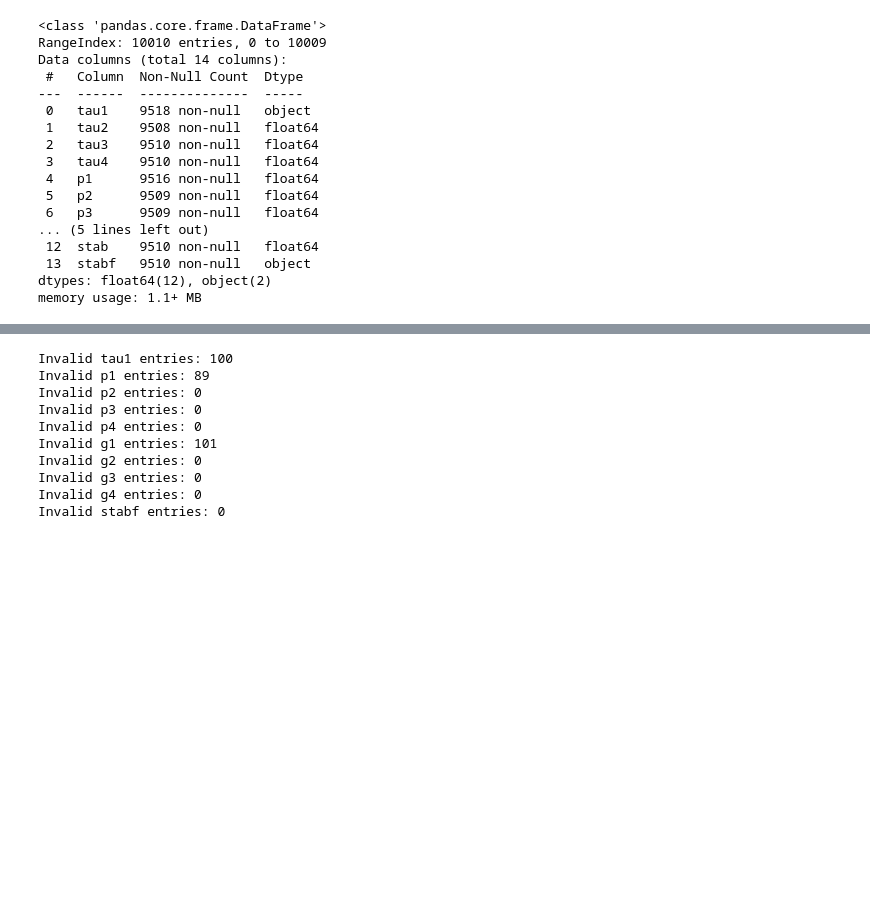
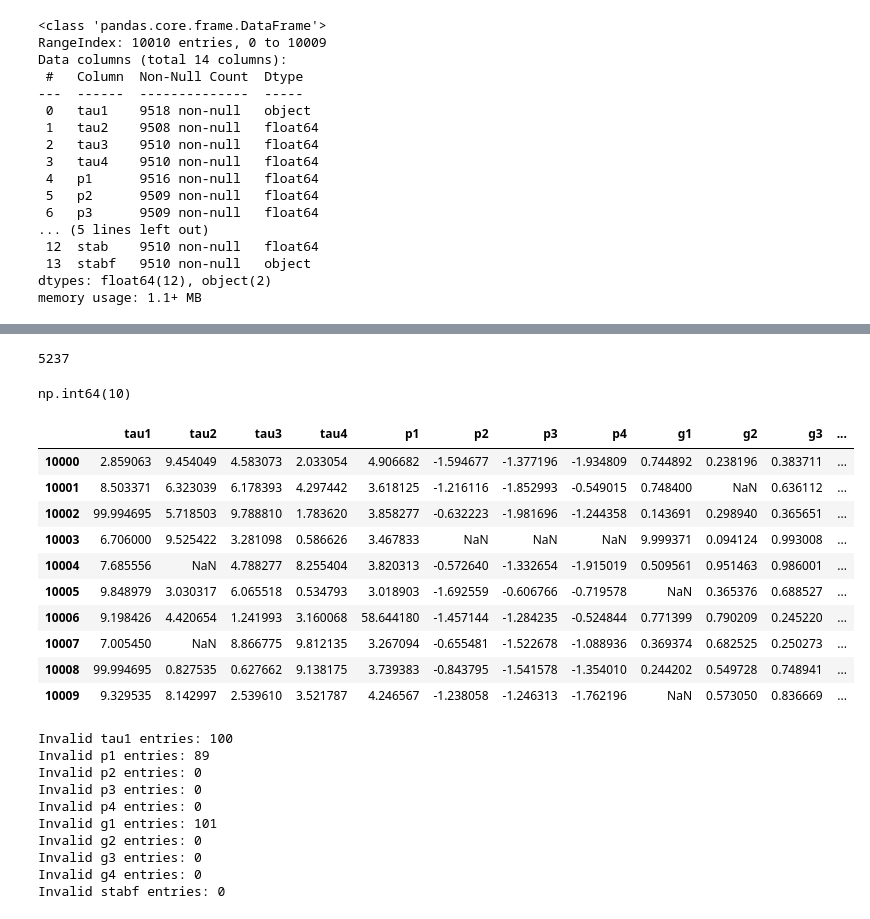
Before and after one commit to santi34mg/ElectricalStability, a Jupyter notebook: src/main.ipynb, the cells around one changed output, grey strips where cells are left out. Cells and saved outputs as stored; diff of their text form; code cells hidden in the pictures; blank space fills up the shorter version.

```diff
--- a/src/main.ipynb
+++ b/src/main.ipynb
@@ -79,4 +114,27 @@ stabf      0
 dtype: int64
+# %%
+# total of unique rows that have null values
+df[df.isnull().any(axis=1)].shape[0]
+# %% [output]
+5237
+# %%
+df.duplicated().sum()
+# %% [output]
+np.int64(10)
+# %%
+df[df.duplicated()]
+# %% [output]
+|  | tau1 | tau2 | tau3 | tau4 | p1 | p2 | p3 | p4 | g1 | g2 | g3 | ... |
+| 10000 | 2.859063 | 9.454049 | 4.583073 | 2.033054 | 4.906682 | -1.594677 | -1.377196 | -1.934809 | 0.744892 | 0.238196 | 0.383711 | ... |
+| 10001 | 8.503371 | 6.323039 | 6.178393 | 4.297442 | 3.618125 | -1.216116 | -1.852993 | -0.549015 | 0.748400 | NaN | 0.636112 | ... |
+| 10002 | 99.994695 | 5.718503 | 9.788810 | 1.783620 | 3.858277 | -0.632223 | -1.981696 | -1.244358 | 0.143691 | 0.298940 | 0.365651 | ... |
+| 10003 | 6.706000 | 9.525422 | 3.281098 | 0.586626 | 3.467833 | NaN | NaN | NaN | 9.999371 | 0.094124 | 0.993008 | ... |
+| 10004 | 7.685556 | NaN | 4.788277 | 8.255404 | 3.820313 | -0.572640 | -1.332654 | -1.915019 | 0.509561 | 0.951463 | 0.986001 | ... |
+| 10005 | 9.848979 | 3.030317 | 6.065518 | 0.534793 | 3.018903 | -1.692559 | -0.606766 | -0.719578 | NaN | 0.365376 | 0.688527 | ... |
+| 10006 | 9.198426 | 4.420654 | 1.241993 | 3.160068 | 58.644180 | -1.457144 | -1.284235 | -0.524844 | 0.771399 | 0.790209 | 0.245220 | ... |
+| 10007 | 7.005450 | NaN | 8.866775 | 9.812135 | 3.267094 | -0.655481 | -1.522678 | -1.088936 | 0.369374 | 0.682525 | 0.250273 | ... |
+| 10008 | 99.994695 | 0.827535 | 0.627662 | 9.138175 | 3.739383 | -0.843795 | -1.541578 | -1.354010 | 0.244202 | 0.549728 | 0.748941 | ... |
+| 10009 | 9.329535 | 8.142997 | 2.539610 | 3.521787 | 4.246567 | -1.238058 | -1.246313 | -1.762196 | NaN | 0.573050 | 0.836669 | ... |
 # %%
 # Impossible ranages based on the provided data description
 
```
Also changed, not shown: parts of 24 cells of this notebook.
